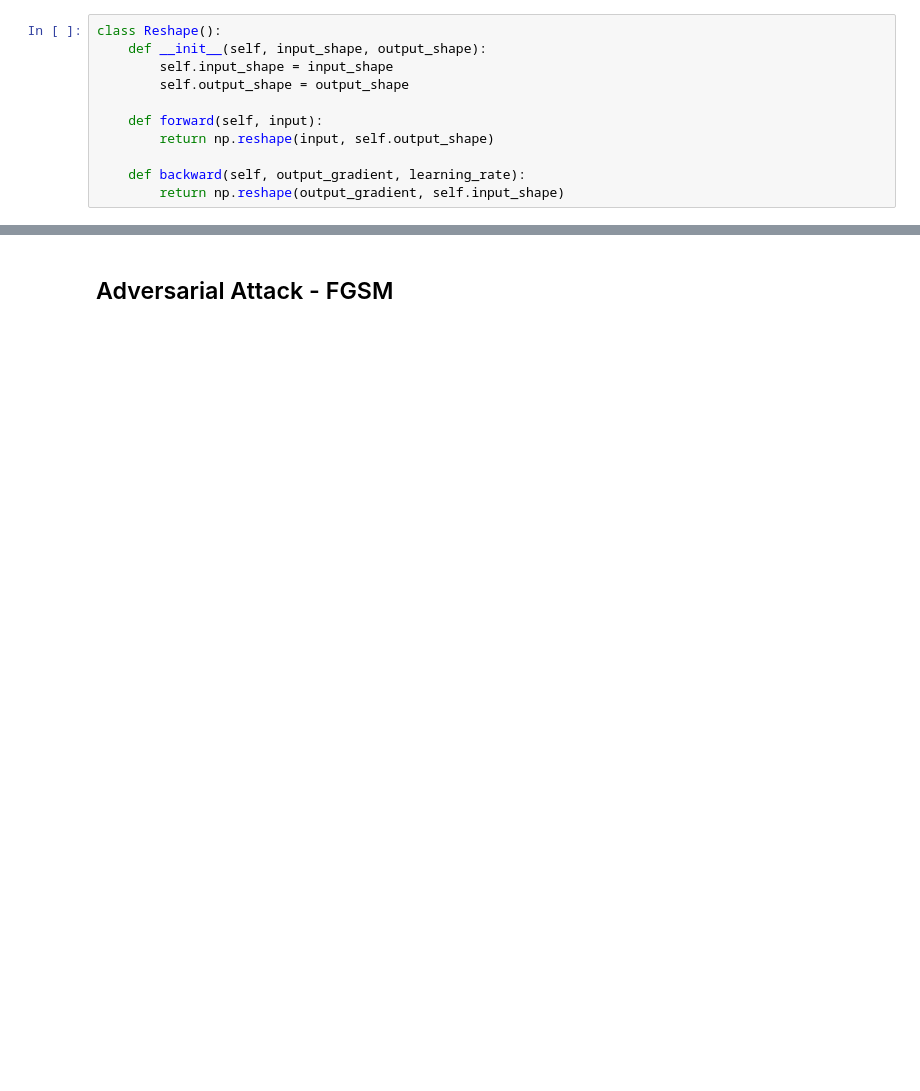
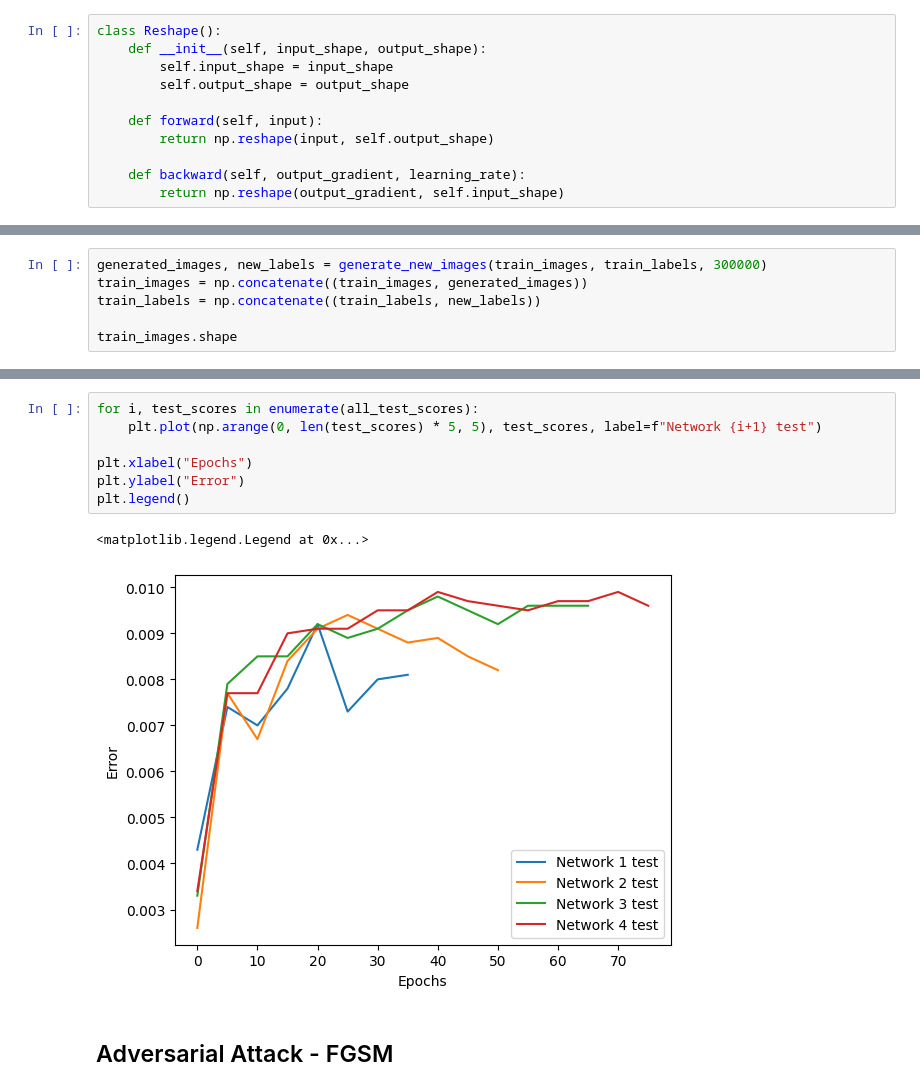
Before and after one commit to Vileh/QMUL-Data-Analytics-Courseworks, a Jupyter notebook: Neural_Networks_and_Deep_Learning/final_project.ipynb, the cells around one changed output, grey strips where cells are left out. Drawn from its saved outputs; the diff is of its cells as text; blank space fills up the shorter version.

```diff
--- a/Neural_Networks_and_Deep_Learning/final_project.ipynb
+++ b/Neural_Networks_and_Deep_Learning/final_project.ipynb
@@ -481,0 +458,6 @@ plt.plot(test_scores)
+# %%
+generated_images, new_labels = generate_new_images(train_images, train_labels, 300000)
+train_images = np.concatenate((train_images, generated_images))
+train_labels = np.concatenate((train_labels, new_labels))
+
+train_images.shape
@@ -482,3 +686,13 @@ plt.plot(test_scores)
+# %%
+for i, test_scores in enumerate(all_test_scores):
+    plt.plot(np.arange(0, len(test_scores) * 5, 5), test_scores, label=f"Network {i+1} test")
+
+plt.xlabel("Epochs")
+plt.ylabel("Error")
+plt.legend()
+# %% [output]
+<matplotlib.legend.Legend at 0x...>
+[figure, added]
 # %% [markdown]
 ## Adversarial Attack - FGSM
 # %%
```
Also changed, not shown: parts of 45 cells of this notebook, 8 other files.
